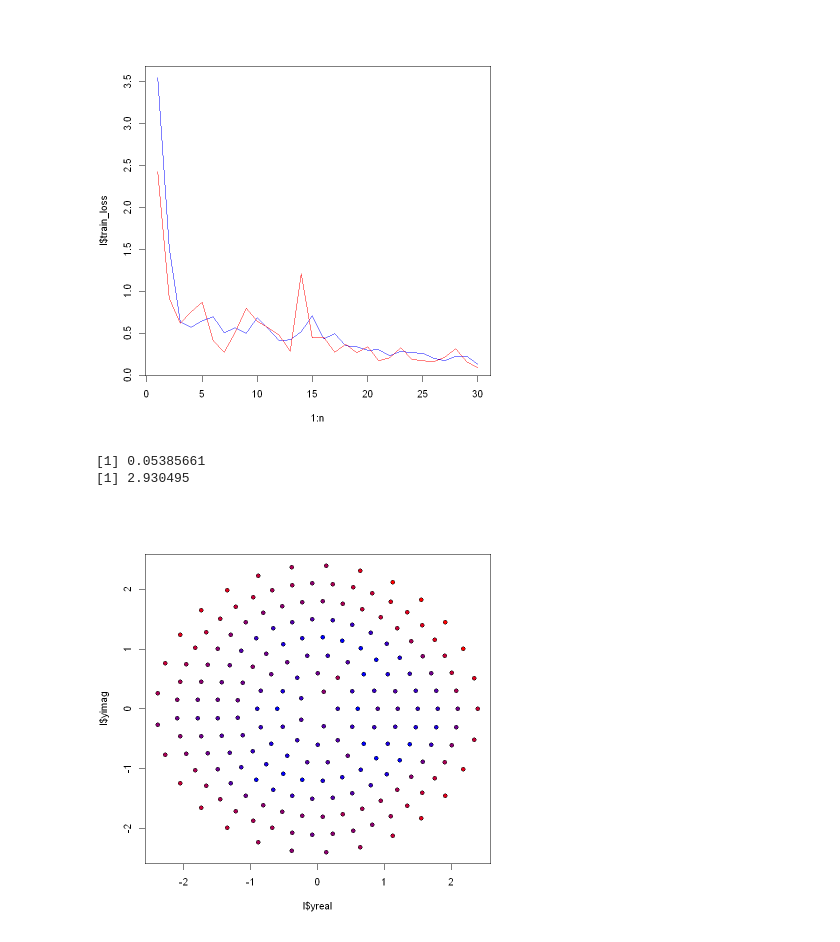
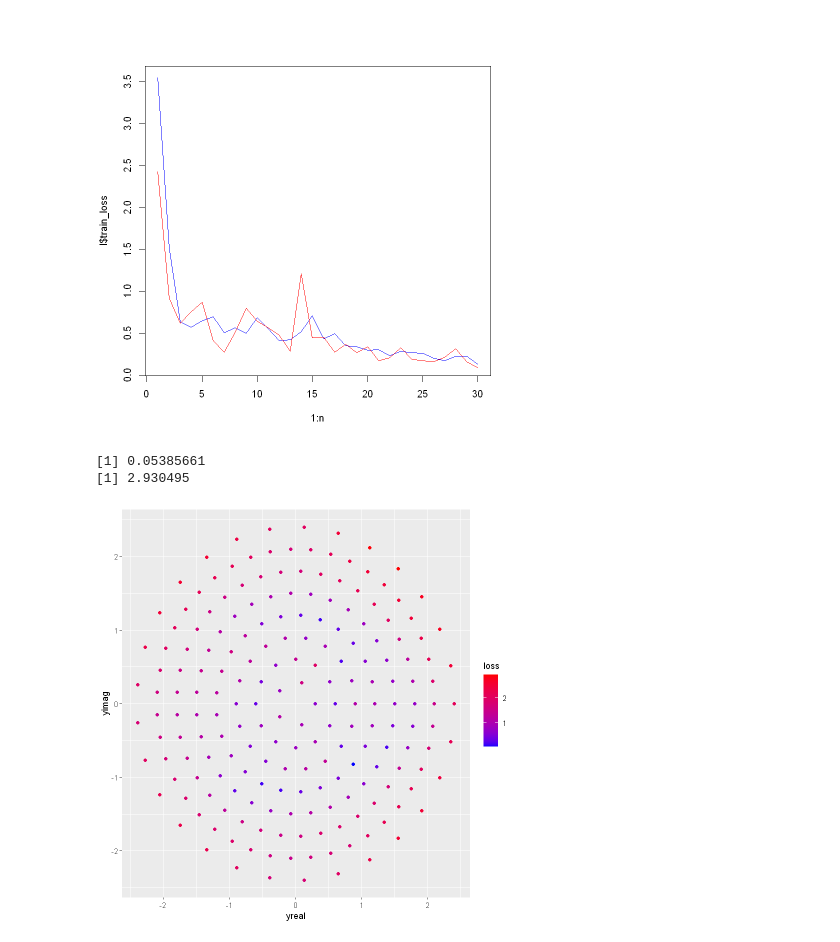
Before and after one commit to jorisptrs/Supervised-Julia, a Jupyter notebook: data-graphing/therwalshit.ipynb, the cells around one changed output. Drawn from its saved outputs; the diff is of its cells as text; code cells hidden in the pictures.

Commit message:
Graph notebook update

```diff
--- a/data-graphing/therwalshit.ipynb
+++ b/data-graphing/therwalshit.ipynb
@@ -25,13 +25,11 @@ lines(1:n, l$val_loss, col="red")
 require(ggplot2)
 # %%
 l = read.csv("../regression/testData/loss.csv", header=TRUE)
-rbPal <- colorRampPalette(c('blue','red'))
-l$Col <- rbPal(10)[as.numeric(cut(l$loss,breaks = 10))]
 
 print(min(l$loss))
 print(max(l$loss))
-qplot(yreal, y, data=dat, colour=col) + scale_colour_gradient(low="red", high="blue")
+qplot(yreal, yimag, data=l, colour=loss) + scale_colour_gradient(low="blue", high="red")
 # %% [output]
 [1] 0.05385661
 [1] 2.930495
-[figure, old version]
+[figure, new version]
```
